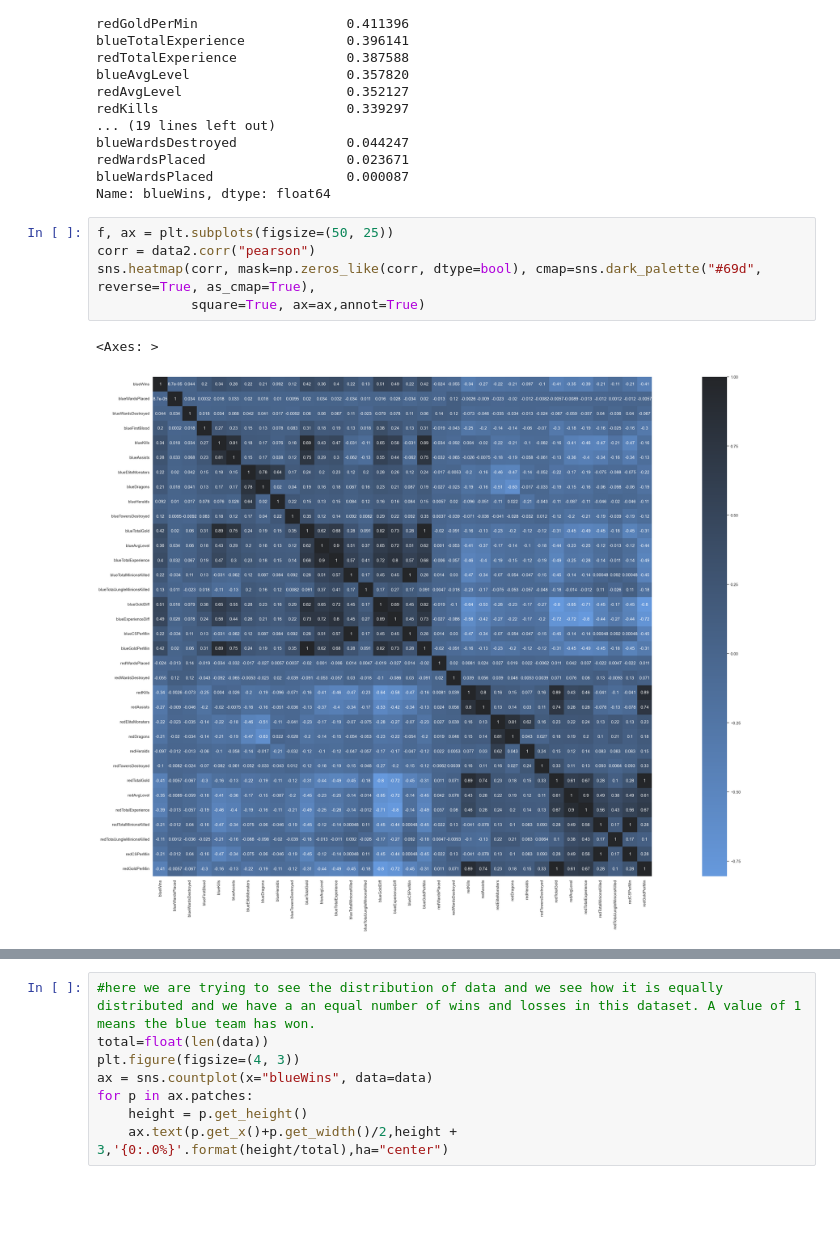
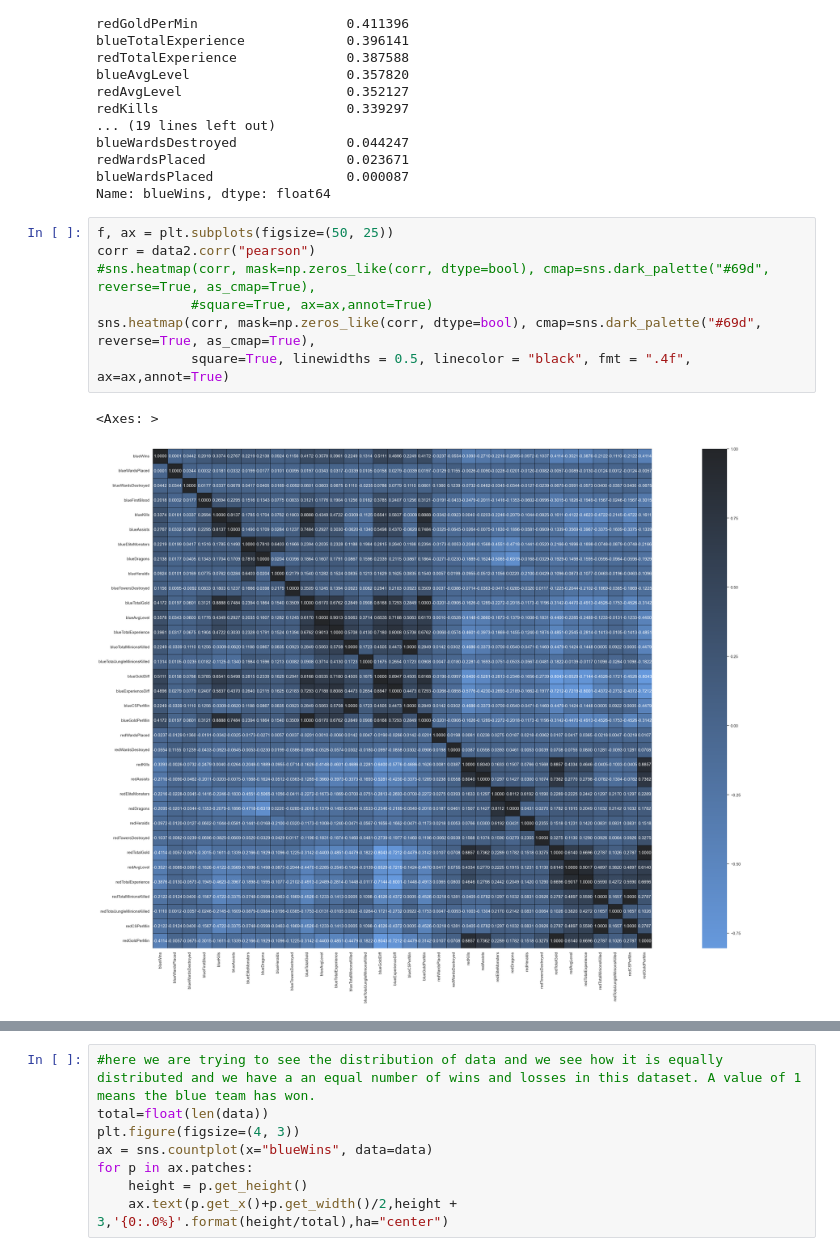
Before and after one commit to nascent14/League-of-Legends-Diamond-Ranked-Games-Prediction, a Jupyter notebook: league.ipynb, the cells around one changed output, grey strips where cells are left out. Drawn from its saved outputs; the diff is of its cells as text; blank space fills up the shorter version.

```diff
--- a/league.ipynb
+++ b/league.ipynb
@@ -177,9 +177,11 @@ Name: blueWins, dtype: float64
 # %%
 f, ax = plt.subplots(figsize=(50, 25))
 corr = data2.corr("pearson")
+#sns.heatmap(corr, mask=np.zeros_like(corr, dtype=bool), cmap=sns.dark_palette("#69d", reverse=True, as_cmap=True),
+            #square=True, ax=ax,annot=True)
 sns.heatmap(corr, mask=np.zeros_like(corr, dtype=bool), cmap=sns.dark_palette("#69d", reverse=True, as_cmap=True),
-            square=True, ax=ax,annot=True)
+            square=True, linewidths = 0.5, linecolor = "black", fmt = ".4f", ax=ax,annot=True)
 # %% [output]
 <Axes: >
-[figure, old version]
+[figure, new version]
 # %%
```
Also changed, not shown: parts of 3 cells of this notebook.
